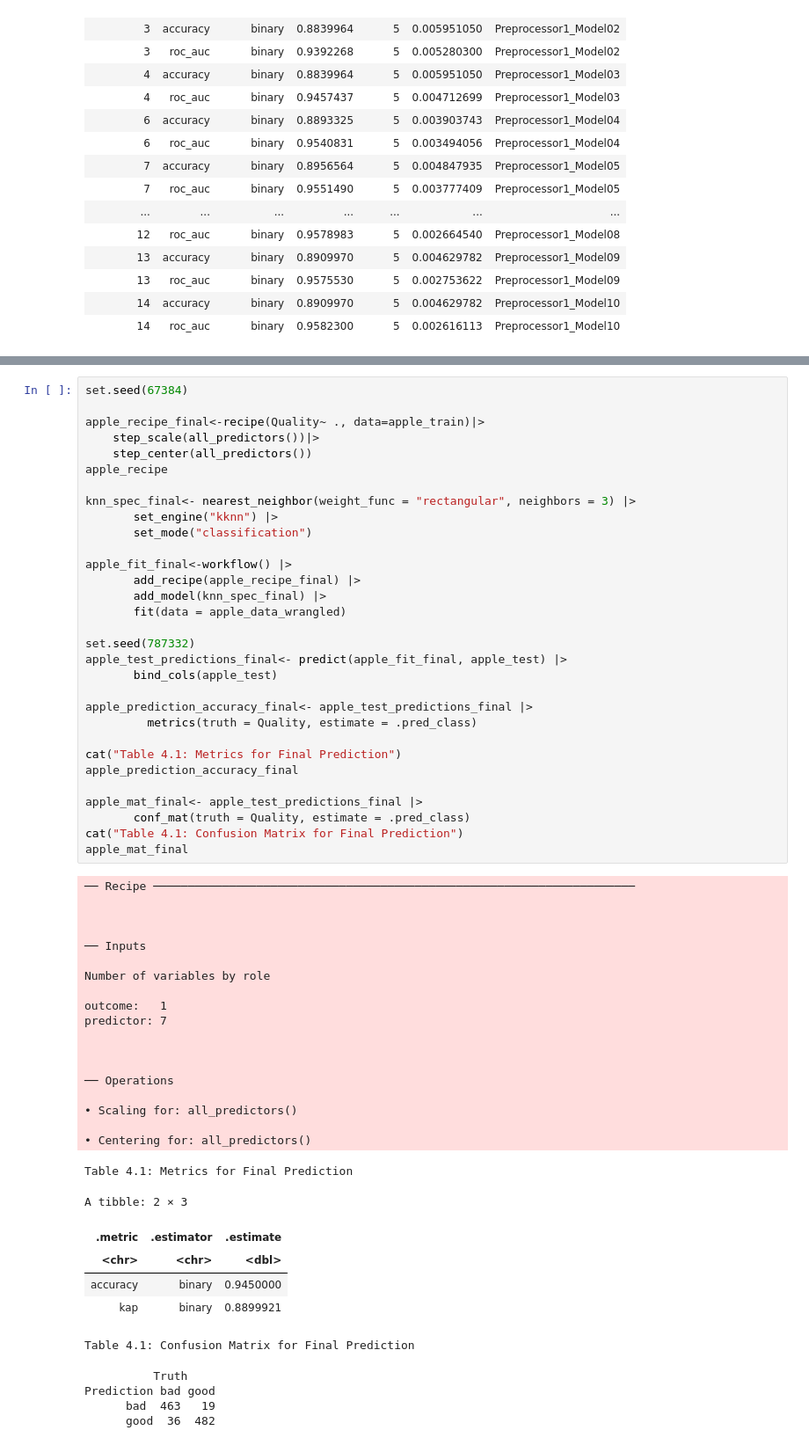
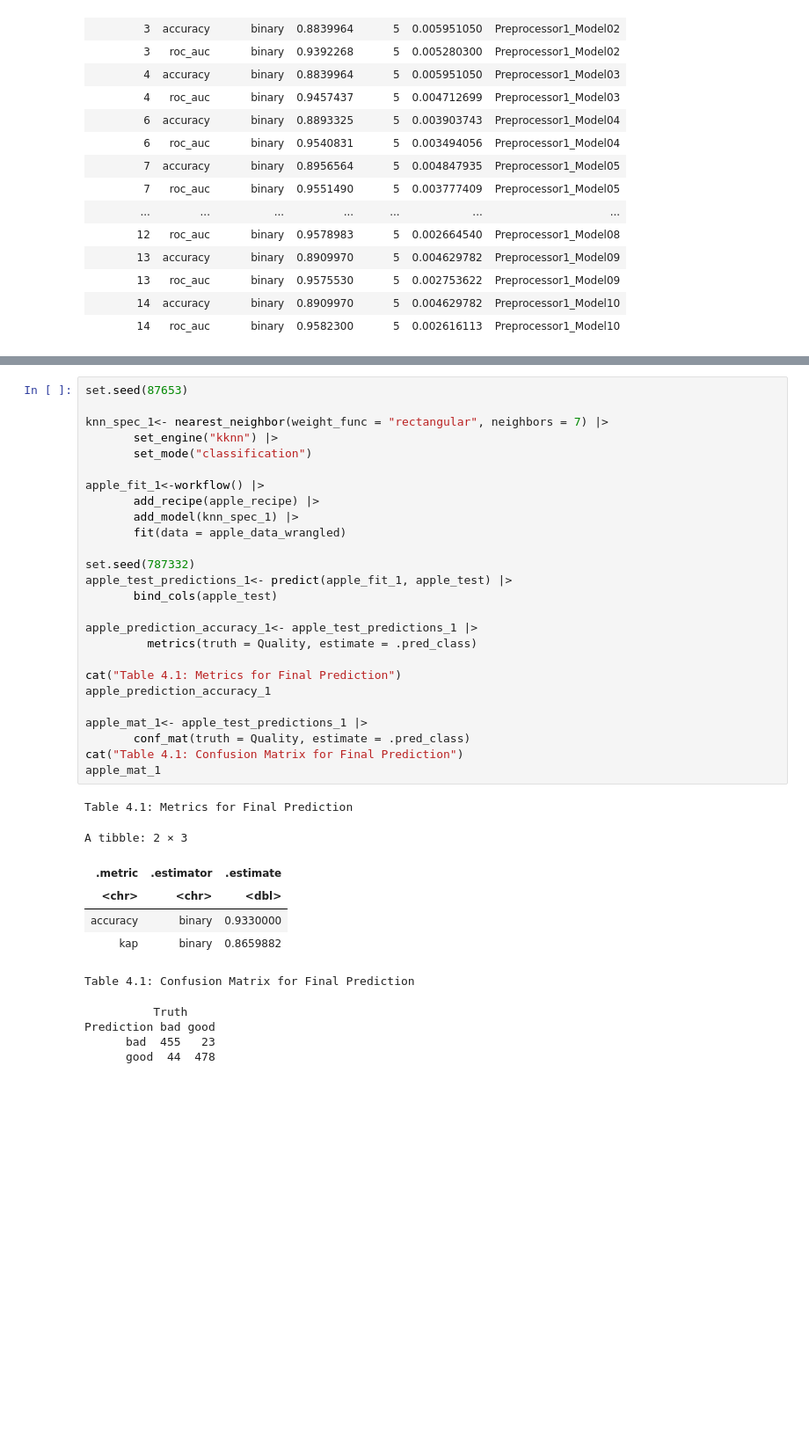
Before and after one commit to Dana-Te/DSCI100-Group-41, a Jupyter notebook: Group_Project_Report.ipynb, the cells around one changed output, grey strips where cells are left out. Shown at 88% size. Cells and saved outputs as stored; diff of their text form; blank space fills up the shorter version.

```diff
--- a/Group_Project_Report.ipynb
+++ b/Group_Project_Report.ipynb
@@ -459,61 +443,38 @@ Figure 2.1: Plot of K-Values vs Accuracy Estimate
 # %%
-set.seed(67384)
+set.seed(87653)
 
-apple_recipe_final<-recipe(Quality~ ., data=apple_train)|>
-    step_scale(all_predictors())|>
-    step_center(all_predictors())
-apple_recipe
-
-knn_spec_final<- nearest_neighbor(weight_func = "rectangular", neighbors = 3) |>
+knn_spec_1<- nearest_neighbor(weight_func = "rectangular", neighbors = 7) |>
        set_engine("kknn") |>
        set_mode("classification")
 
-apple_fit_final<-workflow() |>
-       add_recipe(apple_recipe_final) |>
-       add_model(knn_spec_final) |>
+apple_fit_1<-workflow() |>
+       add_recipe(apple_recipe) |>
+       add_model(knn_spec_1) |>
        fit(data = apple_data_wrangled)
 
 set.seed(787332)
-apple_test_predictions_final<- predict(apple_fit_final, apple_test) |>
+apple_test_predictions_1<- predict(apple_fit_1, apple_test) |>
        bind_cols(apple_test)
 
-apple_prediction_accuracy_final<- apple_test_predictions_final |>
+apple_prediction_accuracy_1<- apple_test_predictions_1 |>
          metrics(truth = Quality, estimate = .pred_class)
 
 cat("Table 4.1: Metrics for Final Prediction")
-apple_prediction_accuracy_final
+apple_prediction_accuracy_1
 
-apple_mat_final<- apple_test_predictions_final |>
+apple_mat_1<- apple_test_predictions_1 |>
        conf_mat(truth = Quality, estimate = .pred_class)
 cat("Table 4.1: Confusion Matrix for Final Prediction")
-apple_mat_final
+apple_mat_1
 # %% [output]
-── Recipe ──────────────────────────────────────────────────────────────────────
-
-
-
-── Inputs
-
-Number of variables by role
-
-outcome:   1
-predictor: 7
-
-
-
-── Operations
-
-• Scaling for: all_predictors()
-
-• Centering for: all_predictors()
+Table 4.1: Metrics for Final Prediction
-Table 4.1: Metrics for Final Prediction
+A tibble: 2 × 3
+| .metric | .estimator | .estimate |
+| <chr> | <chr> | <dbl> |
+| accuracy | binary | 0.9330000 |
+| kap | binary | 0.8659882 |
-A tibble: 2 × 3
+Table 4.1: Confusion Matrix for Final Prediction
-| .metric | .estimator | .estimate |
-| <chr> | <chr> | <dbl> |
-| accuracy | binary | 0.9450000 |
-| kap | binary | 0.8899921 |
-Table 4.1: Confusion Matrix for Final Prediction
+          Truth
+Prediction bad good
+      bad  455   23
+      good  44  478
-          Truth
-Prediction bad good
-      bad  463   19
-      good  36  482
```
Also changed, not shown: parts of 9 cells of this notebook.
